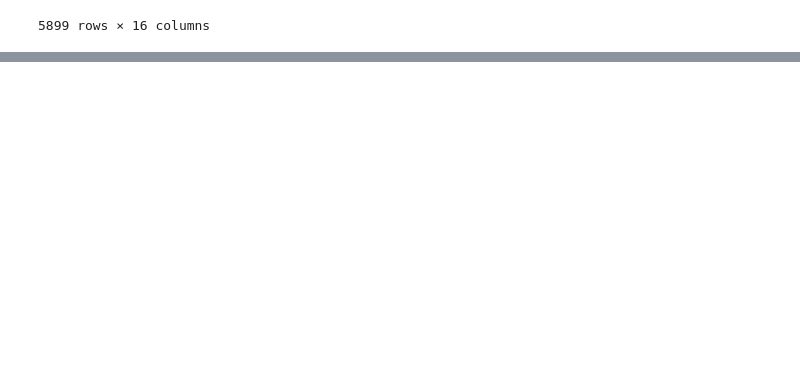
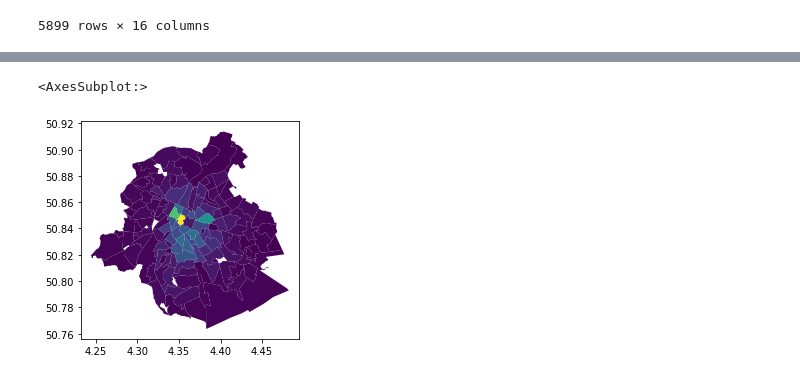
Before and after one commit to intro-to-geoprocessing/week5-lab, a Jupyter notebook: 01-airbnb-analysis.ipynb, the cells around one changed output, grey strips where cells are left out. Saved outputs shown, nothing was run; the diff lists cells and outputs as text; code cells hidden in the pictures; blank space fills up the shorter version.

```diff
--- a/01-airbnb-analysis.ipynb
+++ b/01-airbnb-analysis.ipynb
@@ -62,0 +134,4 @@ data
+# %%
+districts = districts.to_crs(data_geo.crs)
+# %%
+data_geo_district = geopandas.sjoin(data_geo, districts)
@@ -62,0 +154,2 @@ data
+# %%
+stats_per_district = data_geo_district.groupby('ID')['monthly_rental_income'].agg(['count', 'mean', 'sum']).reset_index()
@@ -62,0 +172,2 @@ data
+# %%
+districts_stats = districts.merge(stats_per_district, on = 'ID')
@@ -62,0 +190,5 @@ data
+# %%
+districts_stats.plot(column = 'sum')
+# %% [output]
+<AxesSubplot:>
+[figure, added]
```
Also changed, not shown: parts of 12 cells of this notebook, 3 other files.
